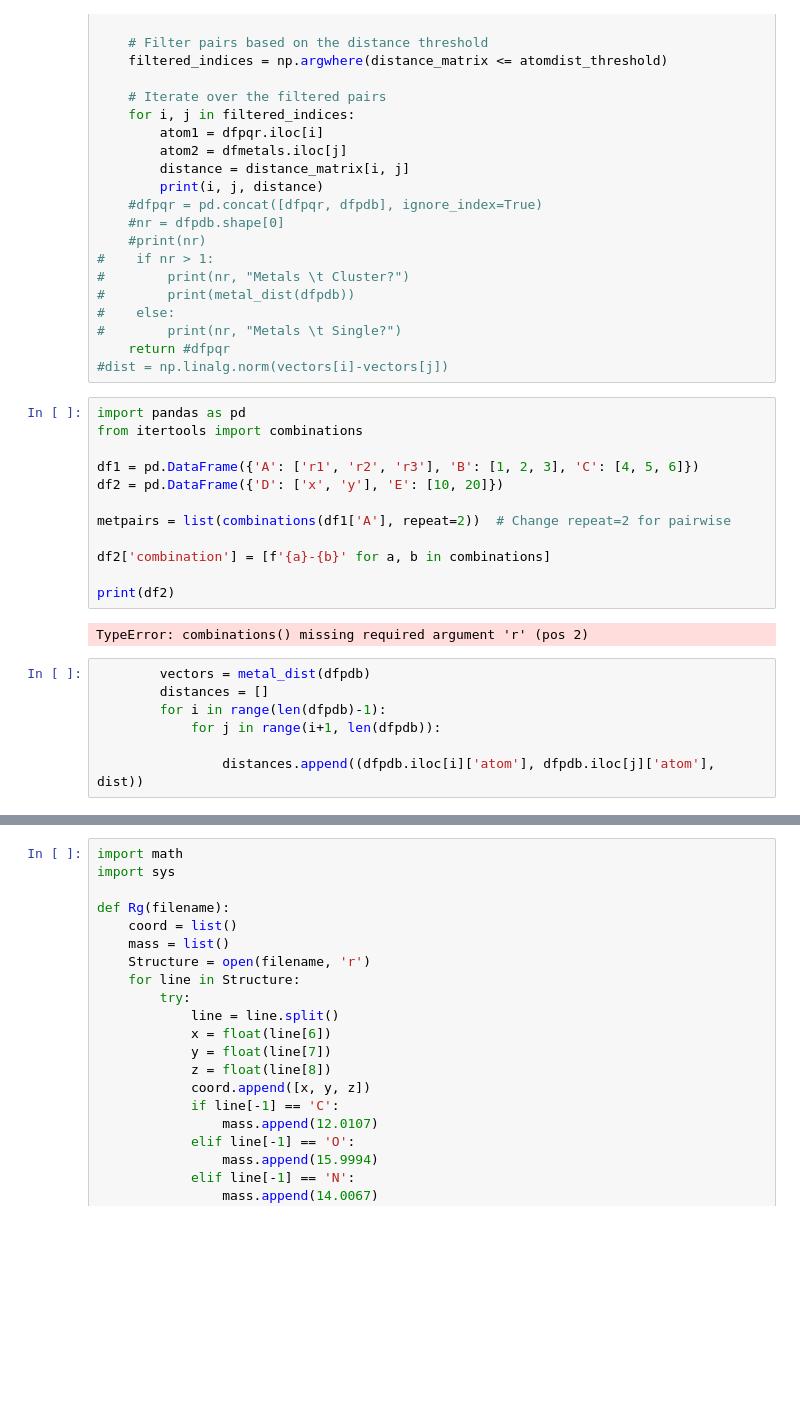
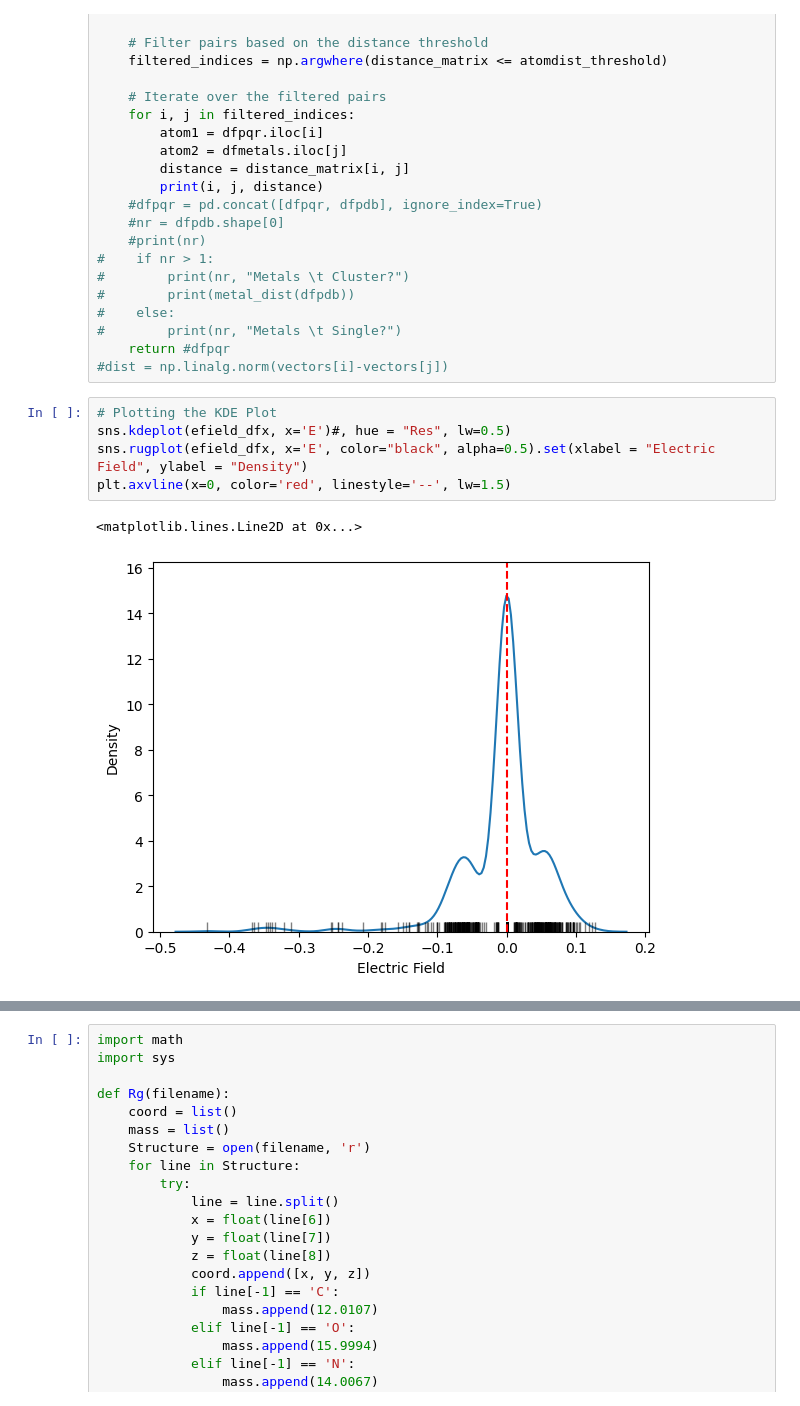
Before and after one commit to moisesgualapuro/pocket, a Jupyter notebook: code/resolution.ipynb, the cells around one changed output, grey strips where cells are left out. Drawn from its saved outputs; the diff is of its cells as text; blank space fills up the shorter version.

Commit message:
Updated code for visualizing e-field vs distance to metal site

```diff
--- a/code/resolution.ipynb
+++ b/code/resolution.ipynb
@@ -308,24 +305,11 @@ def charge_around_metal(pqrpath, pdbpath, clusterdist_threshold=6, atomdist_thre
 #        print(nr, "Metals \t Single?")
     return #dfpqr
 #dist = np.linalg.norm(vectors[i]-vectors[j])
-# %%
-import pandas as pd
-from itertools import combinations
-
-df1 = pd.DataFrame({'A': ['r1', 'r2', 'r3'], 'B': [1, 2, 3], 'C': [4, 5, 6]})
-df2 = pd.DataFrame({'D': ['x', 'y'], 'E': [10, 20]})
-
-metpairs = list(combinations(df1['A'], repeat=2))  # Change repeat=2 for pairwise
-
-df2['combination'] = [f'{a}-{b}' for a, b in combinations]
-
-print(df2)
-# %% [output]
-TypeError: combinations() missing required argument 'r' (pos 2)
-# %%
-        vectors = metal_dist(dfpdb)
-        distances = []
-        for i in range(len(dfpdb)-1):
-            for j in range(i+1, len(dfpdb)):
-
-                distances.append((dfpdb.iloc[i]['atom'], dfpdb.iloc[j]['atom'], dist))
+# %%
+# Plotting the KDE Plot
+sns.kdeplot(efield_dfx, x='E')#, hue = "Res", lw=0.5)
+sns.rugplot(efield_dfx, x='E', color="black", alpha=0.5).set(xlabel = "Electric Field", ylabel = "Density")
+plt.axvline(x=0, color='red', linestyle='--', lw=1.5)
+# %% [output]
+<matplotlib.lines.Line2D at 0x...>
+[figure, added]
```
Also changed, not shown: parts of 5 cells of this notebook, 12 other files.
